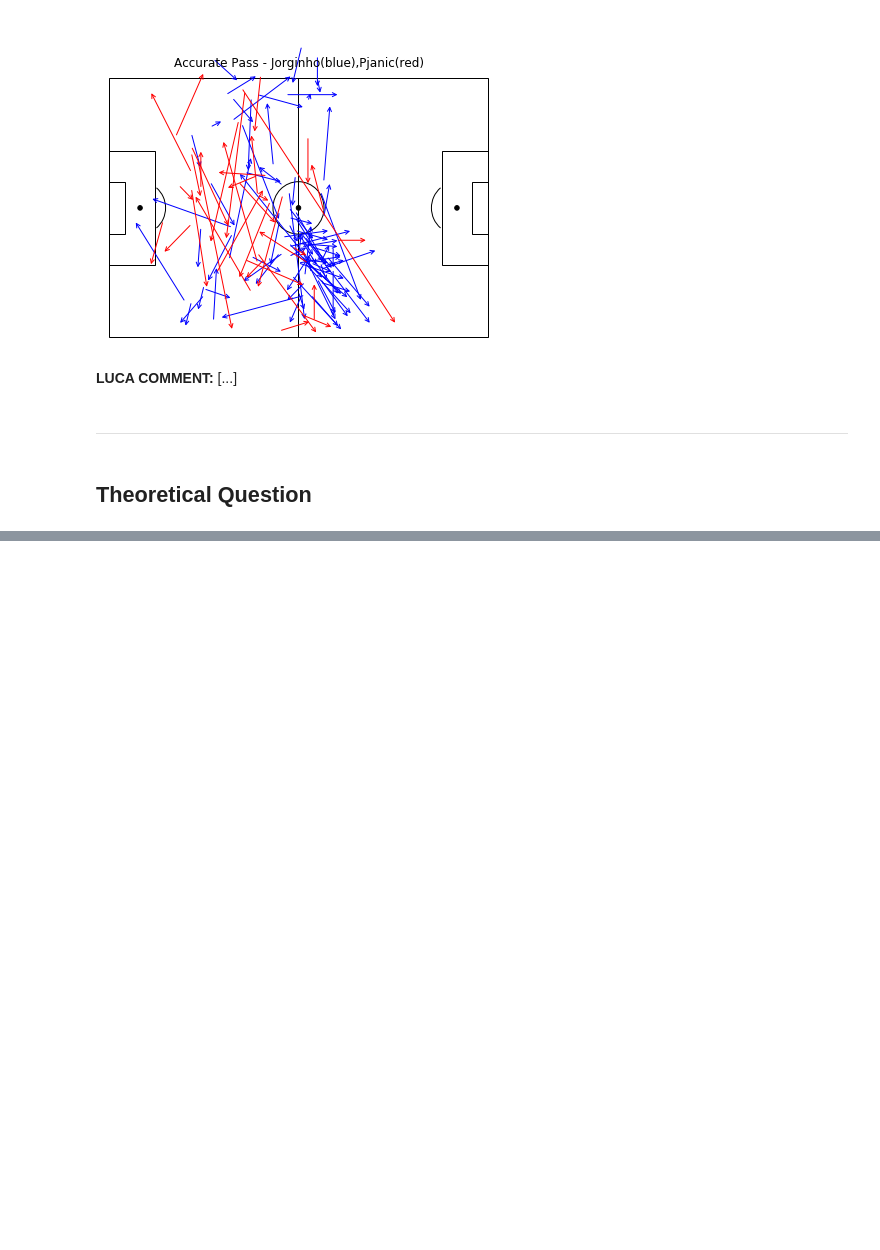
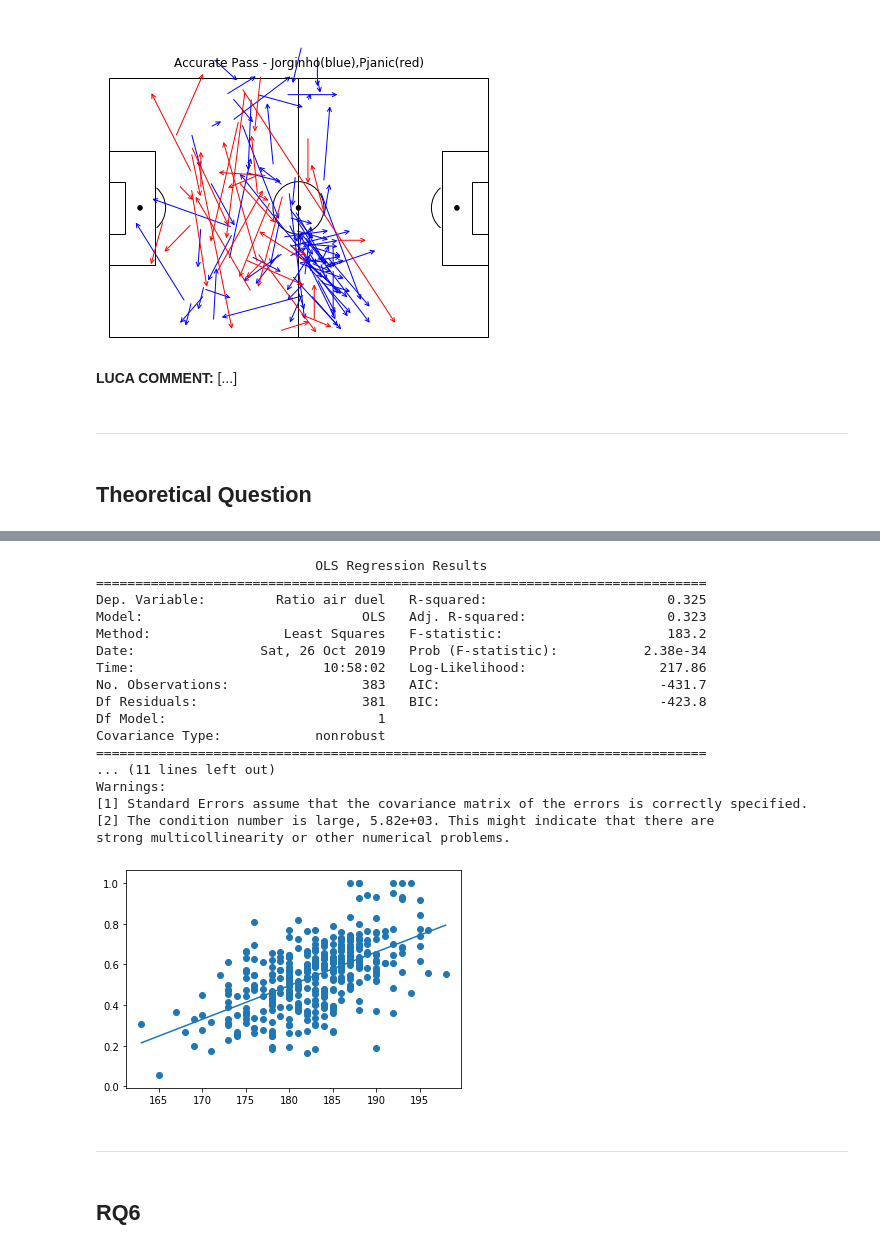
Before and after one commit to ceccaroni1884368/HW2, a Jupyter notebook: Homework_2/Homework_2.ipynb, the cells around one changed output, grey strips where cells are left out. Cells and saved outputs as stored; diff of their text form; code cells hidden in the pictures; blank space fills up the shorter version.

```diff
--- a/Homework_2/Homework_2.ipynb
+++ b/Homework_2/Homework_2.ipynb
@@ -1142,0 +1608,2 @@ for i in range(len(Positions_Accurate_Pass_Miralem_Pjanic)):
+# %%
+england_events_air_duel = england_events[england_events['subEventName']=='Air duel'] # sub-DataFrame with player 'passes'
@@ -1142,0 +1726,37 @@ for i in range(len(Positions_Accurate_Pass_Miralem_Pjanic)):
+# %%
+X = air_duel_height_class['height']  # define the data
+Y = air_duel_height_class['Ratio air duel']  # define the data
+
+results = sm.OLS(Y,sm.add_constant(X)).fit()
+
+print(results.summary())
+
+plt.scatter(X,Y)
+
+X_plot = np.linspace(155,215,100)
+
+plt.plot(np.unique(X), np.poly1d(np.polyfit(X, Y, 1))(np.unique(X)))
+plt.show()
+# %% [output]
+                            OLS Regression Results
+==============================================================================
+Dep. Variable:         Ratio air duel   R-squared:                       0.325
+Model:                            OLS   Adj. R-squared:                  0.323
+Method:                 Least Squares   F-statistic:                     183.2
+Date:                Sat, 26 Oct 2019   Prob (F-statistic):           2.38e-34
+Time:                        10:58:02   Log-Likelihood:                 217.86
+No. Observations:                 383   AIC:                            -431.7
+Df Residuals:                     381   BIC:                            -423.8
+Df Model:                           1
+Covariance Type:            nonrobust
+==============================================================================
+... (11 lines left out)
+Warnings:
+[1] Standard Errors assume that the covariance matrix of the errors is correctly specified.
+[2] The condition number is large, 5.82e+03. This might indicate that there are
+strong multicollinearity or other numerical problems.
+[figure, added]
+# %% [markdown]
+---
+# %% [markdown]
+## RQ6
```
Also changed, not shown: parts of 272 cells of this notebook.
